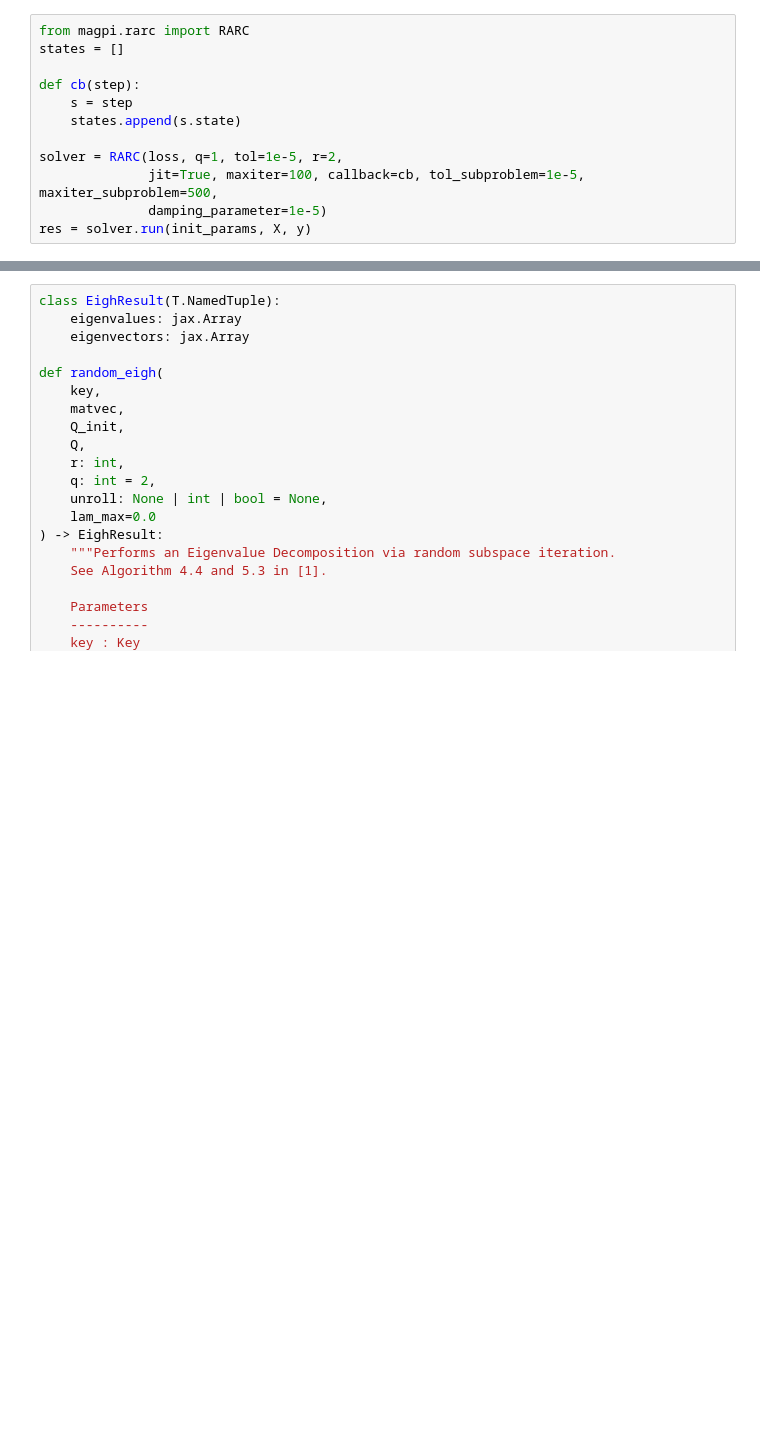
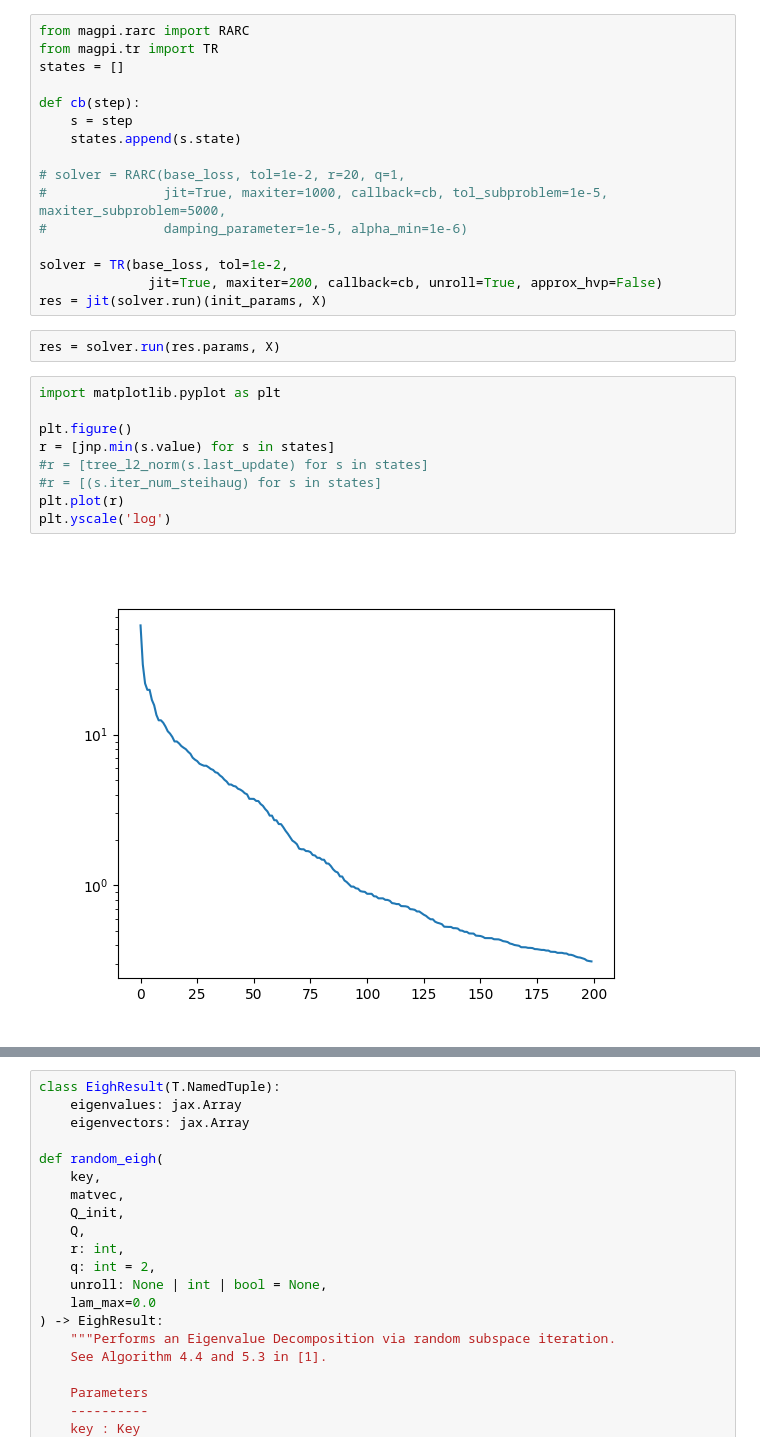
Before and after one commit to schaffer9/MagPI, a Jupyter notebook: examples/rarc.ipynb, the cells around one changed output, grey strips where cells are left out. Saved outputs shown, nothing was run; the diff lists cells and outputs as text; blank space fills up the shorter version.

Commit message:
update TR and RARC

```diff
--- a/examples/rarc.ipynb
+++ b/examples/rarc.ipynb
@@ -51,12 +120,29 @@ dim(init_params)
 # %%
 from magpi.rarc import RARC
+from magpi.tr import TR
 states = []
 
 def cb(step):
     s = step
     states.append(s.state)
 
-solver = RARC(loss, q=1, tol=1e-5, r=2,
-              jit=True, maxiter=100, callback=cb, tol_subproblem=1e-5, maxiter_subproblem=500,
-              damping_parameter=1e-5)
-res = solver.run(init_params, X, y)
+# solver = RARC(base_loss, tol=1e-2, r=20, q=1,
+#               jit=True, maxiter=1000, callback=cb, tol_subproblem=1e-5, maxiter_subproblem=5000,
+#               damping_parameter=1e-5, alpha_min=1e-6)
+
+solver = TR(base_loss, tol=1e-2,
+              jit=True, maxiter=200, callback=cb, unroll=True, approx_hvp=False)
+res = jit(solver.run)(init_params, X)
+# %%
+res = solver.run(res.params, X)
+# %%
+import matplotlib.pyplot as plt
+
+plt.figure()
+r = [jnp.min(s.value) for s in states]
+#r = [tree_l2_norm(s.last_update) for s in states]
+#r = [(s.iter_num_steihaug) for s in states]
+plt.plot(r)
+plt.yscale('log')
+# %% [output]
+[figure, added]
```
Also changed, not shown: parts of 17 cells of this notebook, 2 other files.
